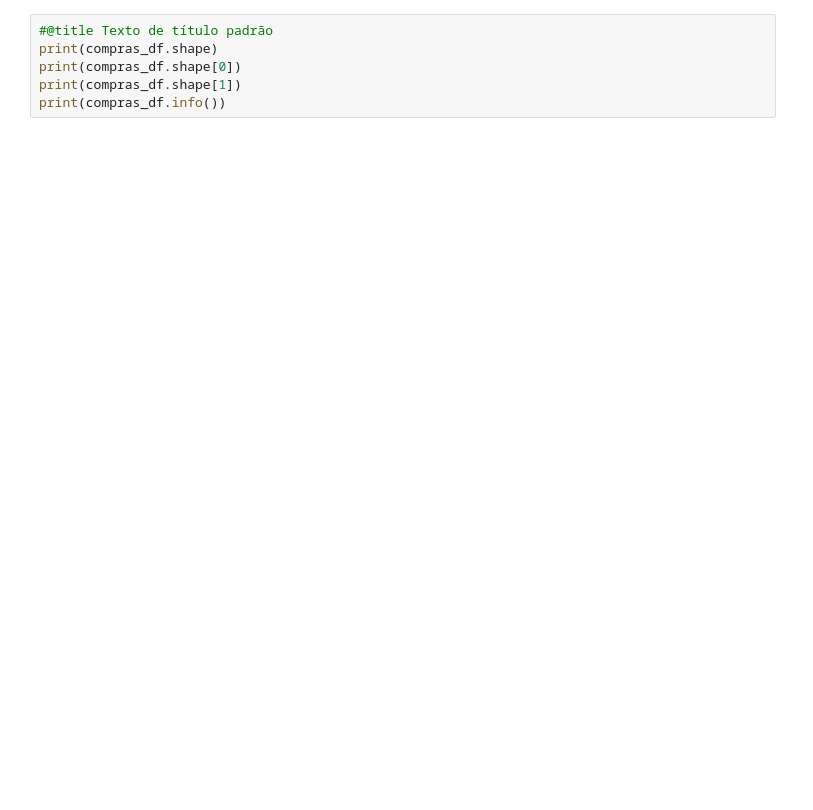
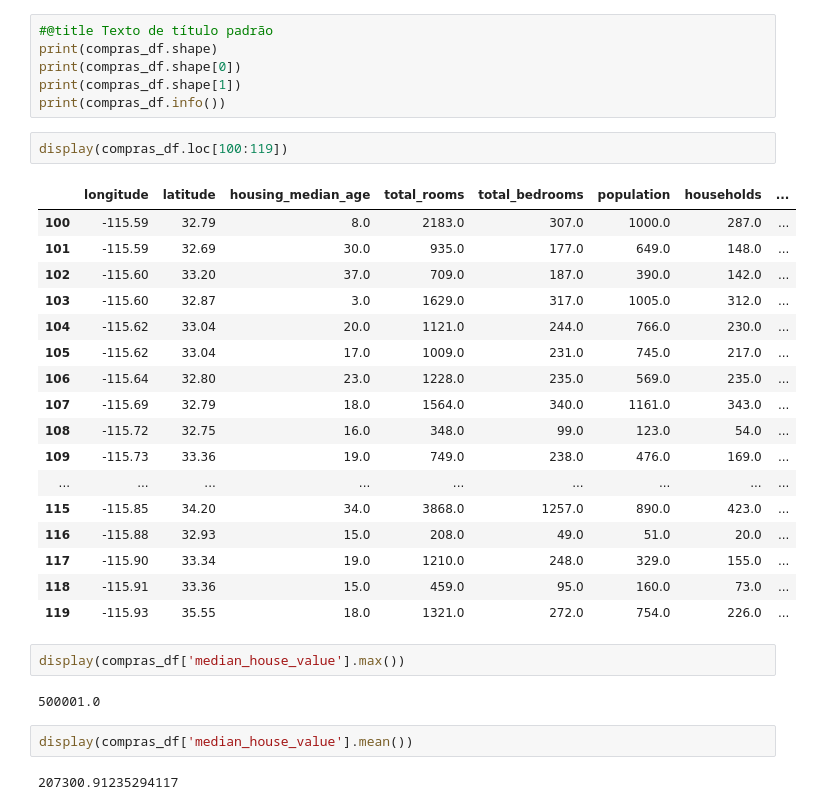
Before and after one commit to fsendo/PythonPandas, a Jupyter notebook: Primeiro_exemplo_Pandas.ipynb, the cells around one changed output. Saved outputs shown, nothing was run; the diff lists cells and outputs as text; blank space fills up the shorter version.

```diff
--- a/Primeiro_exemplo_Pandas.ipynb
+++ b/Primeiro_exemplo_Pandas.ipynb
@@ -49,3 +49,31 @@ print(compras_df.shape)
 print(compras_df.shape[0])
 print(compras_df.shape[1])
 print(compras_df.info())
+# %%
+display(compras_df.loc[100:119])
+# %% [output]
+|  | longitude | latitude | housing_median_age | total_rooms | total_bedrooms | population | households | ... |
+| 100 | -115.59 | 32.79 | 8.0 | 2183.0 | 307.0 | 1000.0 | 287.0 | ... |
+| 101 | -115.59 | 32.69 | 30.0 | 935.0 | 177.0 | 649.0 | 148.0 | ... |
+| 102 | -115.60 | 33.20 | 37.0 | 709.0 | 187.0 | 390.0 | 142.0 | ... |
+| 103 | -115.60 | 32.87 | 3.0 | 1629.0 | 317.0 | 1005.0 | 312.0 | ... |
+| 104 | -115.62 | 33.04 | 20.0 | 1121.0 | 244.0 | 766.0 | 230.0 | ... |
+| 105 | -115.62 | 33.04 | 17.0 | 1009.0 | 231.0 | 745.0 | 217.0 | ... |
+| 106 | -115.64 | 32.80 | 23.0 | 1228.0 | 235.0 | 569.0 | 235.0 | ... |
+| 107 | -115.69 | 32.79 | 18.0 | 1564.0 | 340.0 | 1161.0 | 343.0 | ... |
+| 108 | -115.72 | 32.75 | 16.0 | 348.0 | 99.0 | 123.0 | 54.0 | ... |
+| 109 | -115.73 | 33.36 | 19.0 | 749.0 | 238.0 | 476.0 | 169.0 | ... |
+| ... | ... | ... | ... | ... | ... | ... | ... | ... |
+| 115 | -115.85 | 34.20 | 34.0 | 3868.0 | 1257.0 | 890.0 | 423.0 | ... |
+| 116 | -115.88 | 32.93 | 15.0 | 208.0 | 49.0 | 51.0 | 20.0 | ... |
+| 117 | -115.90 | 33.34 | 19.0 | 1210.0 | 248.0 | 329.0 | 155.0 | ... |
+| 118 | -115.91 | 33.36 | 15.0 | 459.0 | 95.0 | 160.0 | 73.0 | ... |
+| 119 | -115.93 | 35.55 | 18.0 | 1321.0 | 272.0 | 754.0 | 226.0 | ... |
+# %%
+display(compras_df['median_house_value'].max())
+# %% [output]
+500001.0
+# %%
+display(compras_df['median_house_value'].mean())
+# %% [output]
+207300.91235294117
```
